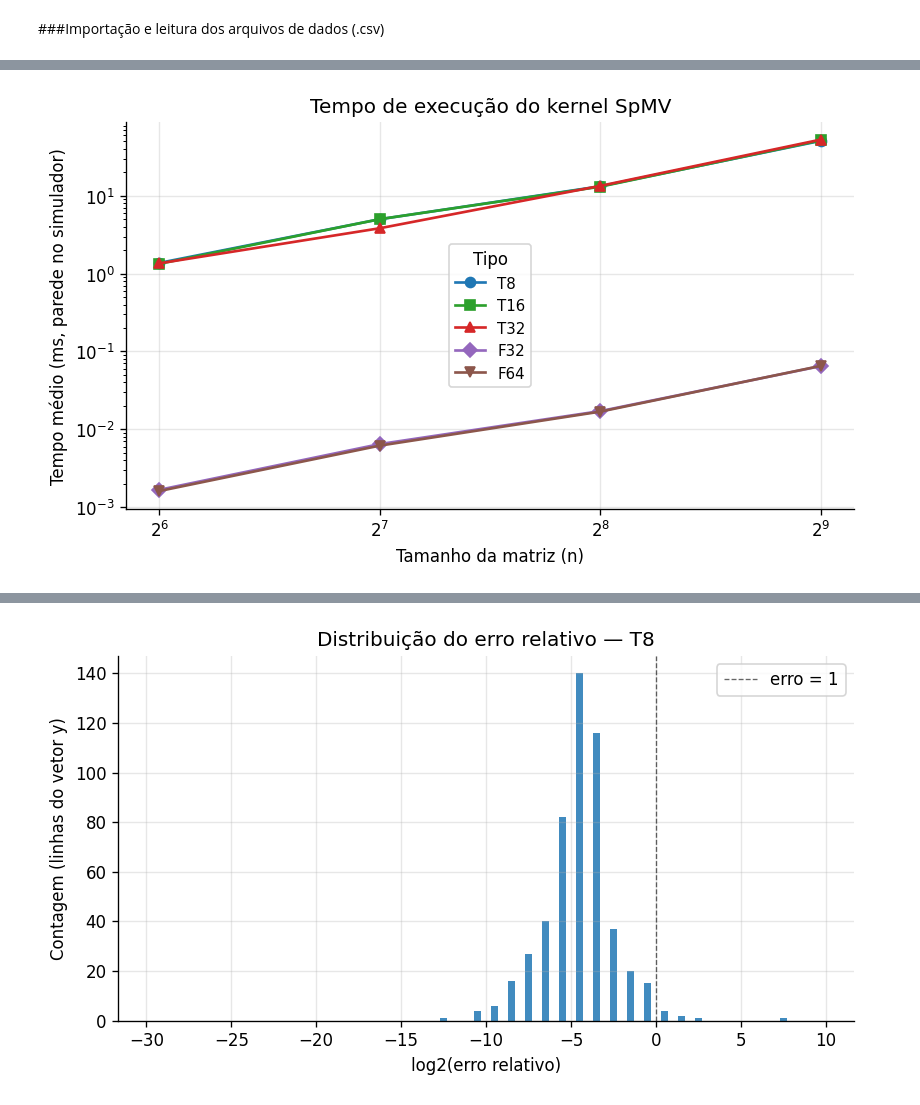
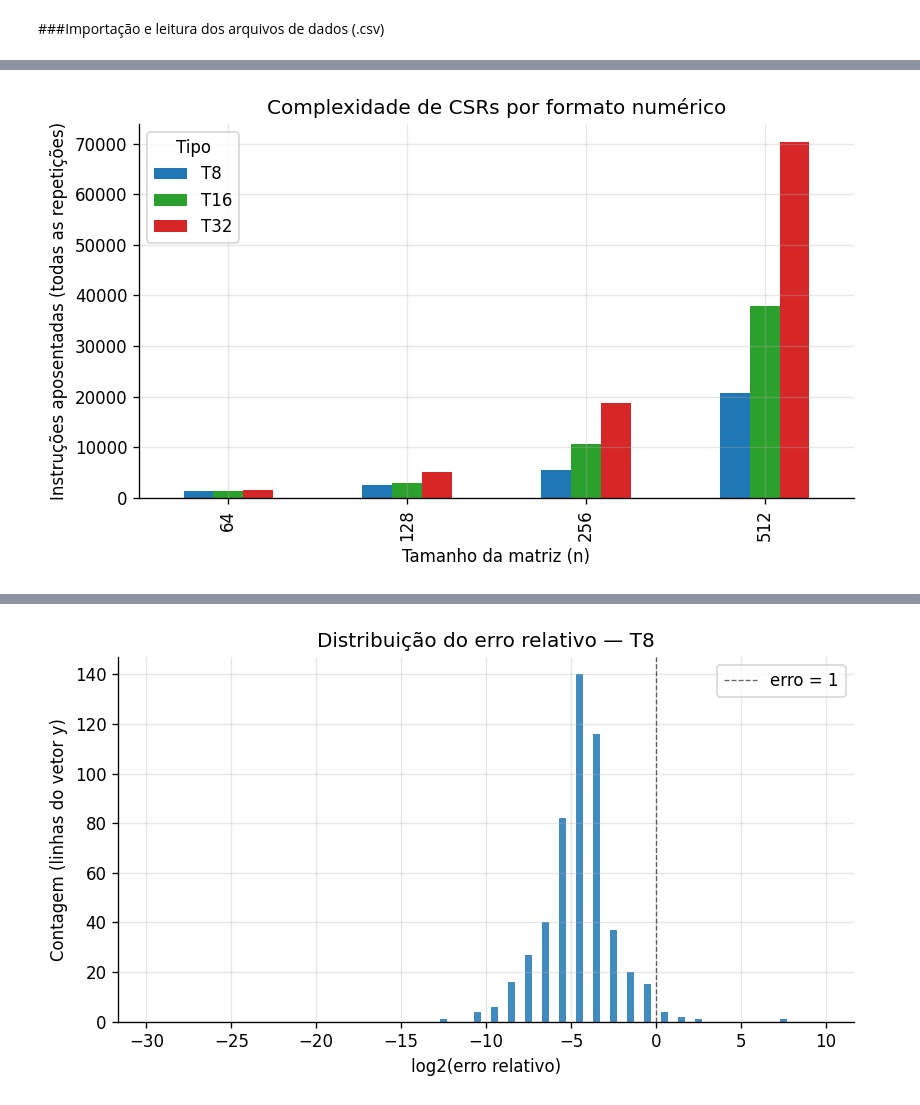
Before and after one commit to Thalesed/Trabalho_AOC, a Jupyter notebook: benchmark/benchmark_takum.ipynb, the cells around one changed output, grey strips where cells are left out. Cells and saved outputs as stored; diff of their text form; code cells hidden in the pictures.

```diff
--- a/benchmark/benchmark_takum.ipynb
+++ b/benchmark/benchmark_takum.ipynb
@@ -43,11 +55,16 @@ def load_results(path: Path) -> pd.DataFrame:
         sys.exit(f"[erro] arquivo não encontrado: {path}")
 
     df = pd.read_csv(path)
+
+    if "tipo" not in df.columns and "backend" in df.columns:
+        df = df.rename(columns={"backend": "tipo"})
+
     required = {
         "size", "nnz", "tipo", "repeat", "time_s",
         "csr_writes_est", "inst_retired", "elements", "configs",
         "err_mean", "err_rms", "err_max", "err_p95", "err_p99", "out0",
     }
+
     missing = required - set(df.columns)
     if missing:
         sys.exit(f"[erro] colunas ausentes em {path}: {sorted(missing)}")
@@ -56,11 +73,12 @@ def load_results(path: Path) -> pd.DataFrame:
 
     bad = df[(df["err_mean"] > df["err_max"] * (1 + 1e-9)) &
              np.isfinite(df["err_mean"]) & np.isfinite(df["err_max"])]
+
     if not bad.empty:
         df.loc[~np.isfinite(df["err_mean"]), "err_mean"] = np.nan
-        df.loc[~np.isfinite(df["err_max"]),  "err_max"]  = np.nan
-        df.loc[~np.isfinite(df["err_p95"]),  "err_p95"]  = np.nan
-        df.loc[~np.isfinite(df["err_p99"]),  "err_p99"]  = np.nan
+        df.loc[~np.isfinite(df["err_max"]), "err_max"] = np.nan
+        df.loc[~np.isfinite(df["err_p95"]), "err_p95"] = np.nan
+        df.loc[~np.isfinite(df["err_p99"]), "err_p99"] = np.nan
 
     return df
 
@@ -155,23 +257,24 @@ plot_error_vs_size(df, FIG_DIR)
 # %%
-def plot_time_vs_size(df: pd.DataFrame, out_dir: Path) -> None:
+def plot_inst_retired(df: pd.DataFrame, out_dir: Path) -> None:
+    sub = df[df["tipo"].isin(["T8", "T16", "T32"])]
+    if sub.empty:
+        return
+    pivot = sub.pivot_table(
+        index="size", columns="tipo",
+        values="inst_retired", aggfunc="sum",
+    ).reindex(columns=["T8", "T16", "T32"])
     fig, ax = plt.subplots(figsize=(7, 4.2))
-    for be in TIPOS:
-        sub = df[df["tipo"] == be].groupby("size")["time_s"].mean() * 1e3
-        if sub.empty:
-            continue
-        ax.plot(sub.index, sub.values,
-                marker=MARKERS[be], color=COLORS[be], label=be, lw=1.6)
-    ax.set_xscale("log", base=2)
-    ax.set_yscale("log")
+    pivot.plot(kind="bar", ax=ax,
+               color=[COLORS[c] for c in pivot.columns])
     ax.set_xlabel("Tamanho da matriz (n)")
-    ax.set_ylabel("Tempo médio (ms, parede no simulador)")
-    ax.set_title("Tempo de execução do kernel SpMV")
-    ax.legend(title="Tipo", fontsize=9)
+    ax.set_ylabel("Instruções aposentadas (todas as repetições)")
+    ax.set_title("Complexidade de CSRs por formato numérico")
+    ax.legend(title="Tipo")
     fig.tight_layout()
-    fig.savefig(out_dir / "fig_time_vs_size.png")
+    fig.savefig(out_dir / "fig_inst_retired.png")
     plt.show()
     plt.close(fig)
 
-plot_time_vs_size(df, FIG_DIR)
+plot_inst_retired(df, FIG_DIR)
 # %% [output]
-[figure, old version]
+[figure, new version]
```
Also changed, not shown: parts of 9 cells of this notebook, 4 other files.
